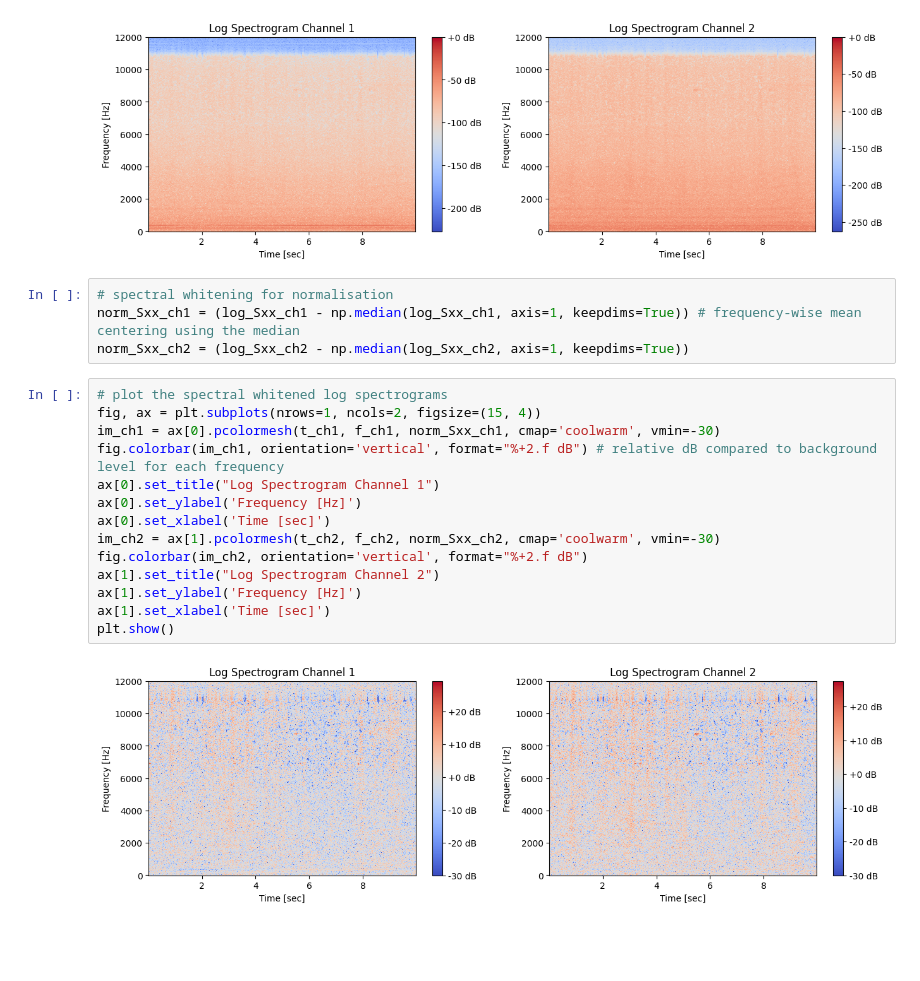
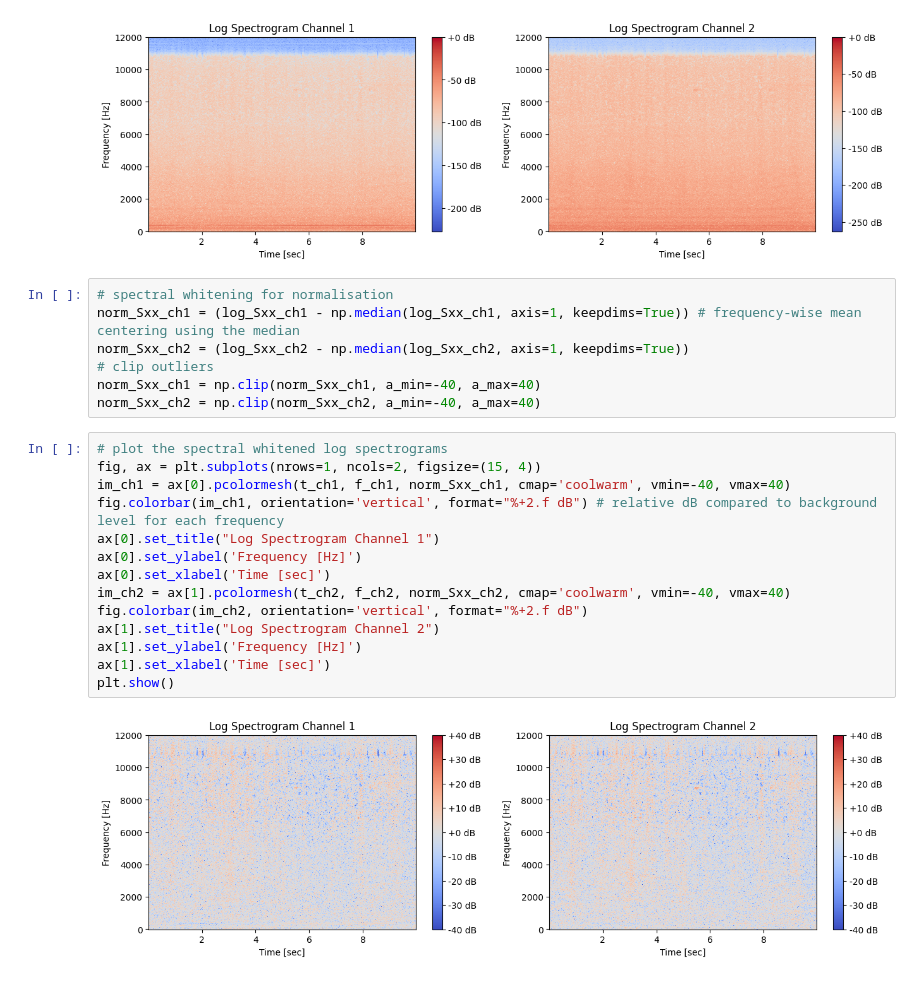
Before and after one commit to torrhen/colab, a Jupyter notebook: Spectral_Whitening.ipynb, the cells around one changed output. Saved outputs shown, nothing was run; the diff lists cells and outputs as text; blank space fills up the shorter version.

```diff
--- a/Spectral_Whitening.ipynb
+++ b/Spectral_Whitening.ipynb
@@ -64,19 +66,22 @@ plt.show()
 # spectral whitening for normalisation
 norm_Sxx_ch1 = (log_Sxx_ch1 - np.median(log_Sxx_ch1, axis=1, keepdims=True)) # frequency-wise mean centering using the median
 norm_Sxx_ch2 = (log_Sxx_ch2 - np.median(log_Sxx_ch2, axis=1, keepdims=True))
+# clip outliers
+norm_Sxx_ch1 = np.clip(norm_Sxx_ch1, a_min=-40, a_max=40)
+norm_Sxx_ch2 = np.clip(norm_Sxx_ch2, a_min=-40, a_max=40)
 # %%
 # plot the spectral whitened log spectrograms
 fig, ax = plt.subplots(nrows=1, ncols=2, figsize=(15, 4))
-im_ch1 = ax[0].pcolormesh(t_ch1, f_ch1, norm_Sxx_ch1, cmap='coolwarm', vmin=-30)
+im_ch1 = ax[0].pcolormesh(t_ch1, f_ch1, norm_Sxx_ch1, cmap='coolwarm', vmin=-40, vmax=40)
 fig.colorbar(im_ch1, orientation='vertical', format="%+2.f dB") # relative dB compared to background level for each frequency
 ax[0].set_title("Log Spectrogram Channel 1")
 ax[0].set_ylabel('Frequency [Hz]')
 ax[0].set_xlabel('Time [sec]')
-im_ch2 = ax[1].pcolormesh(t_ch2, f_ch2, norm_Sxx_ch2, cmap='coolwarm', vmin=-30)
+im_ch2 = ax[1].pcolormesh(t_ch2, f_ch2, norm_Sxx_ch2, cmap='coolwarm', vmin=-40, vmax=40)
 fig.colorbar(im_ch2, orientation='vertical', format="%+2.f dB")
 ax[1].set_title("Log Spectrogram Channel 2")
 ax[1].set_ylabel('Frequency [Hz]')
 ax[1].set_xlabel('Time [sec]')
 plt.show()
 # %% [output]
-[figure, old version]
+[figure, new version]
```
Also changed, not shown: parts of 2 cells of this notebook.
